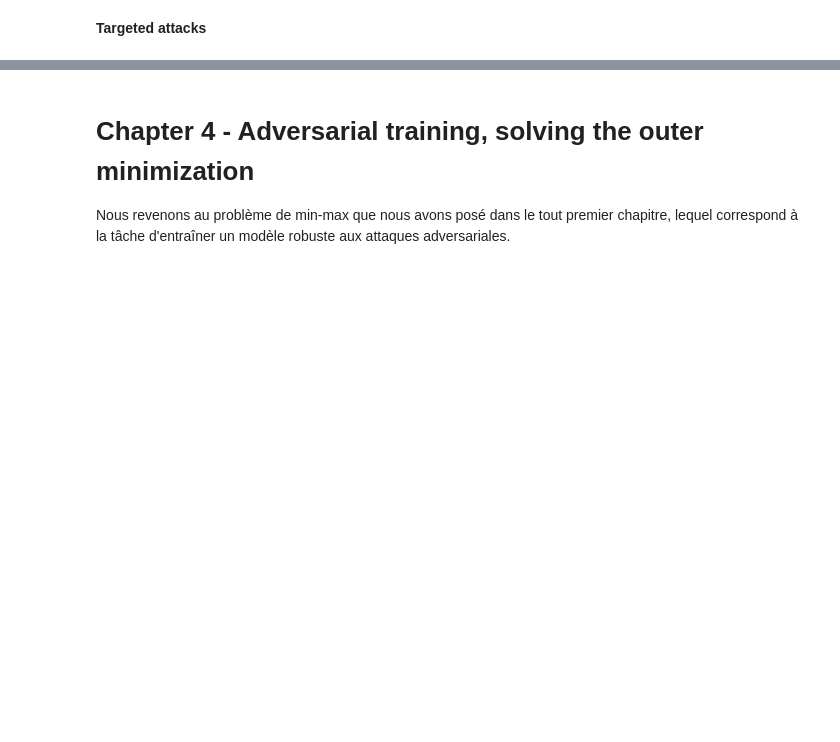
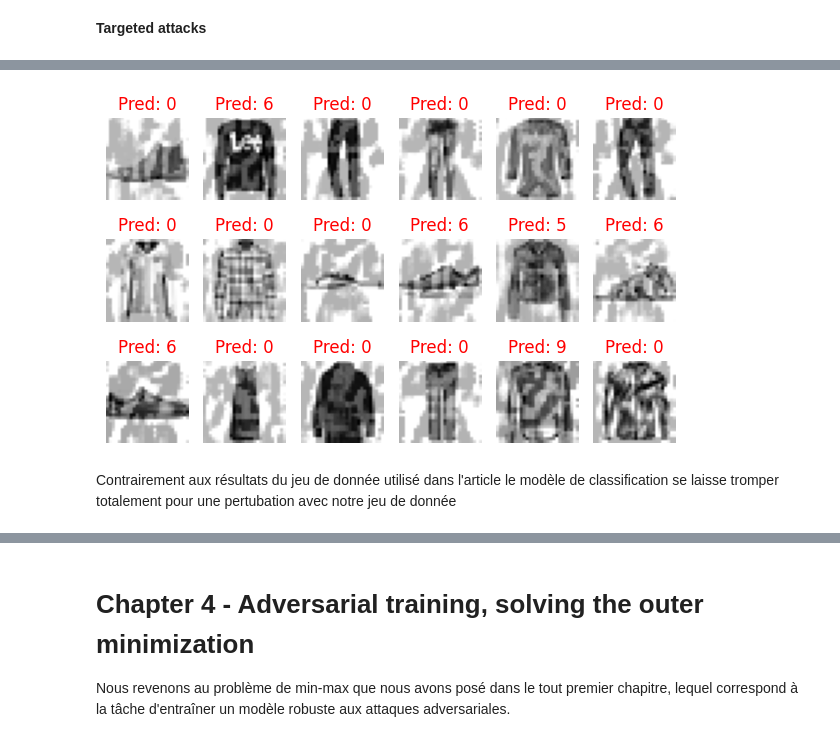
Before and after one commit to KOMBOU12/Marius, a Jupyter notebook: Adversarial_Robustness.ipynb, the cells around one changed output, grey strips where cells are left out. Cells and saved outputs as stored; diff of their text form; code cells hidden in the pictures; blank space fills up the shorter version.

```diff
--- a/Adversarial_Robustness.ipynb
+++ b/Adversarial_Robustness.ipynb
@@ -747,0 +770,8 @@ plot_images(X+delta, y, yp, 3, 6)
+# %%
+delta = pgd_linf_targ(model_cnn, X, y, epsilon=0.2, alpha=1e-2, num_iter=40, y_targ=0)
+yp = model_cnn(X + delta)
+plot_images(X+delta, y, yp, 3, 6)
+# %% [output]
+[figure, added]
+# %% [markdown]
+Contrairement aux résultats du jeu de donnée utilisé dans l'article le modèle de classification se laisse tromper totalement pour une pertubation avec notre jeu de donnée
```
Also changed, not shown: parts of 35 cells of this notebook.
